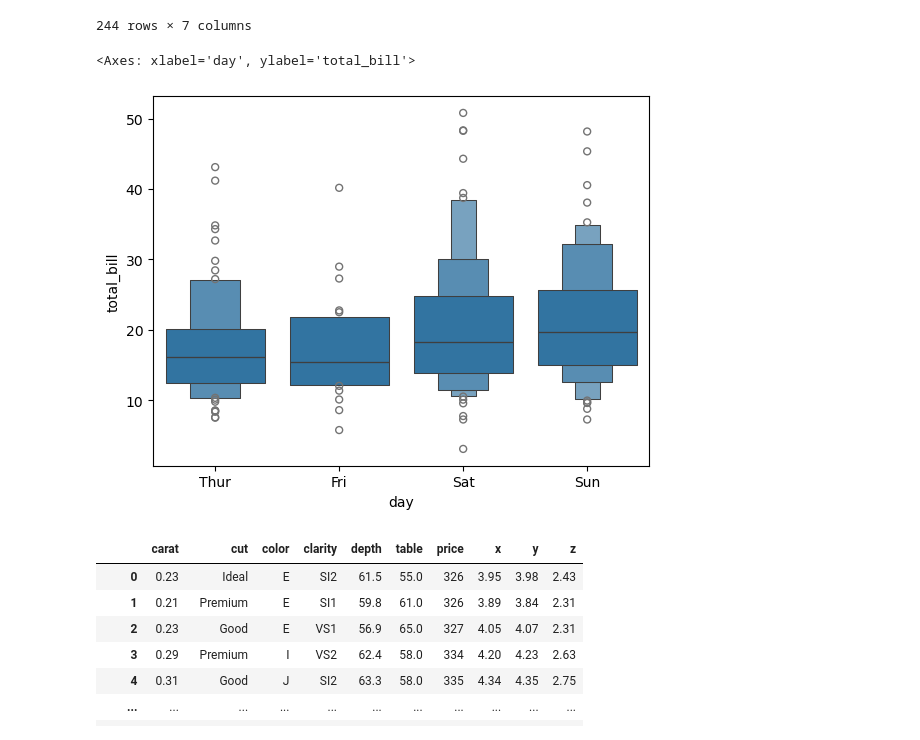
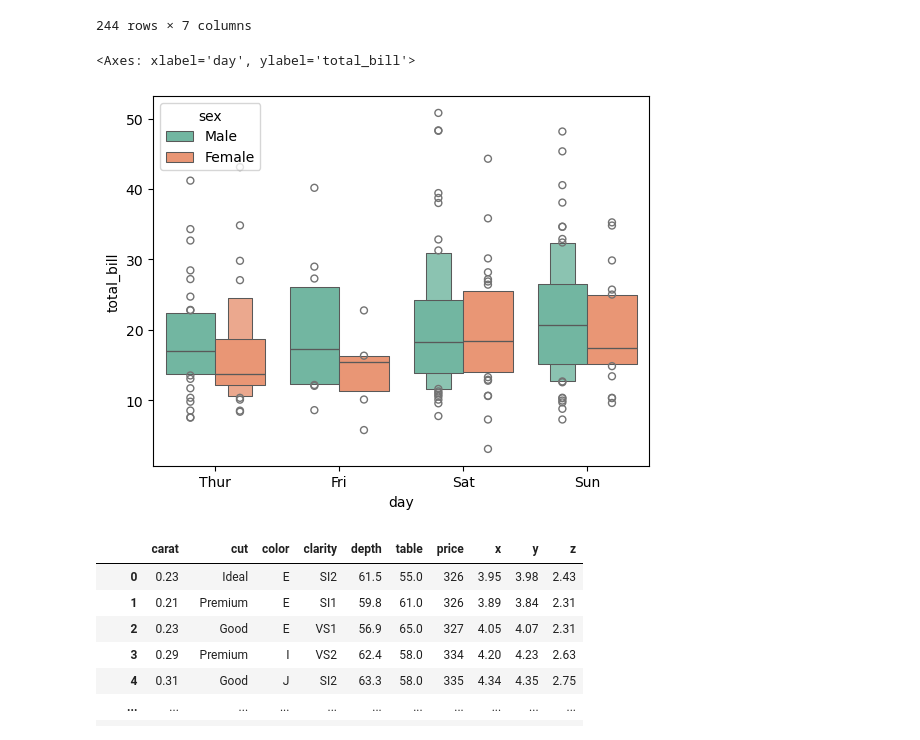
Before and after one commit to saboorkhan6/Analytics, a Jupyter notebook: seaborn/index.ipynb, the cells around one changed output. Saved outputs shown, nothing was run; the diff lists cells and outputs as text; code cells hidden in the pictures.

```diff
--- a/seaborn/index.ipynb
+++ b/seaborn/index.ipynb
@@ -83,10 +101,11 @@ s2
 | 243 | 18.78 | 3.00 | Female | No | Thur | Dinner | 2 |
 244 rows × 7 columns
 # %%
-sns.boxenplot(x='day',y='total_bill',data=s2)    #for average , gives outliers too
+sns.boxenplot(x='day',y='total_bill',hue='sex',data=s2,palette='Set2')
+    #for average , gives outliers too
 # %% [output]
 <Axes: xlabel='day', ylabel='total_bill'>
-[figure, old version]
+[figure, new version]
 # %%
 s3=sns.load_dataset("diamonds")
 # %%
```
Also changed, not shown: parts of 5 cells of this notebook.
